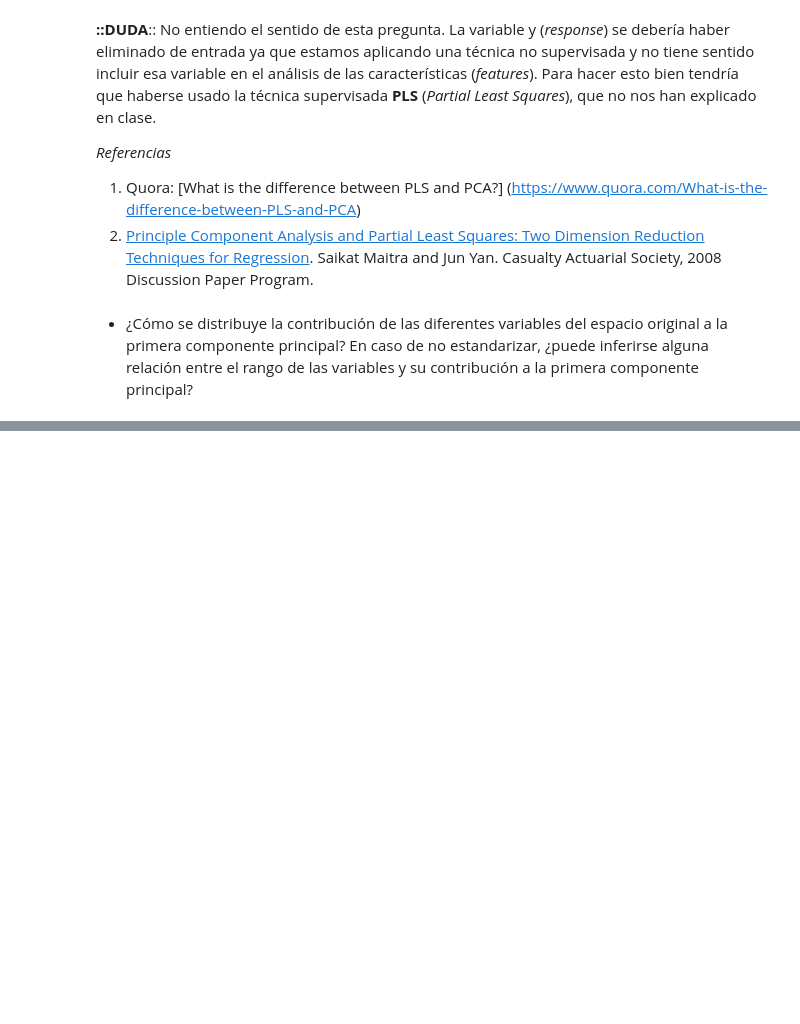
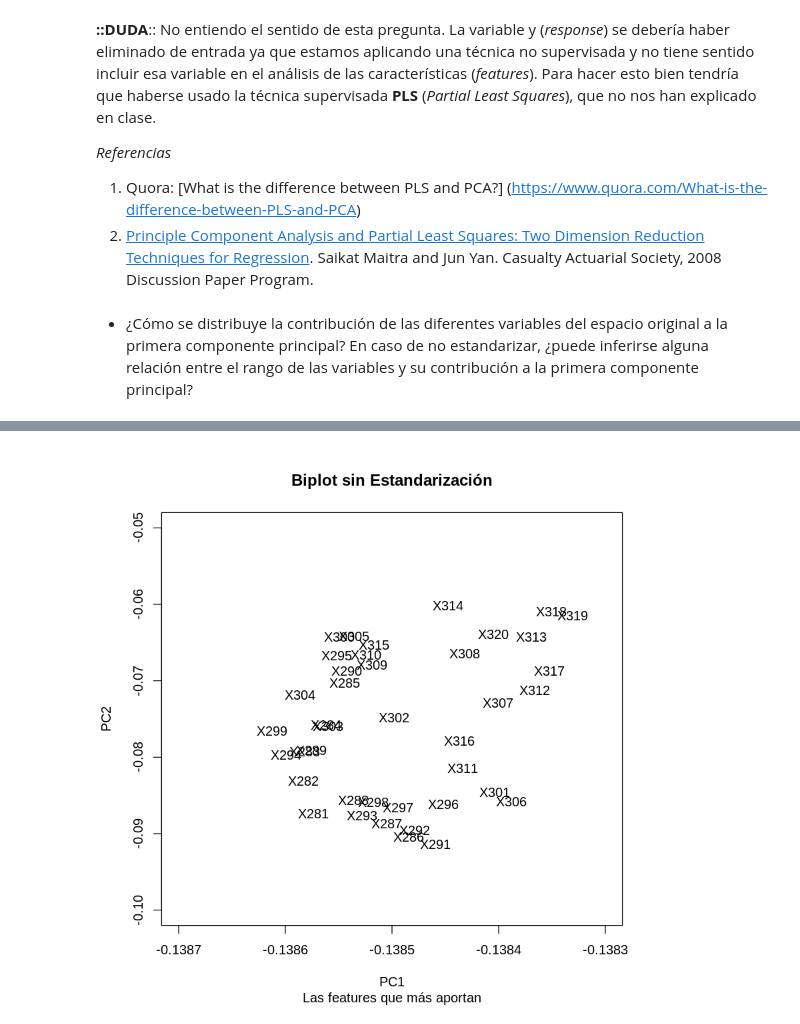
Before and after one commit to yerartdev/uc-m1966-datamining, a Jupyter notebook: d2/T02-m1966-clasificacion-reduccion-dimensionalidad.ipynb, the cells around one changed output, grey strips where cells are left out. Cells and saved outputs as stored; diff of their text form; code cells hidden in the pictures; blank space fills up the shorter version.

```diff
--- a/d2/T02-m1966-clasificacion-reduccion-dimensionalidad.ipynb
+++ b/d2/T02-m1966-clasificacion-reduccion-dimensionalidad.ipynb
@@ -388,0 +397,6 @@ _Referencias_
+# %%
+plot(pca_full_ns$rotation, cex = 0, xlim = c(-0.1387, -0.1383), ylim = c(-0.10, -0.05))
+text(pca_full_ns$rotation, labels = labels(pca_full_ns$rotation)[[1]], cex = 1)
+title(main = 'Biplot sin Estandarización', sub = 'Las features que más contribuyen')
+# %% [output]
+[figure, added]
```
Also changed, not shown: parts of 20 cells of this notebook.
